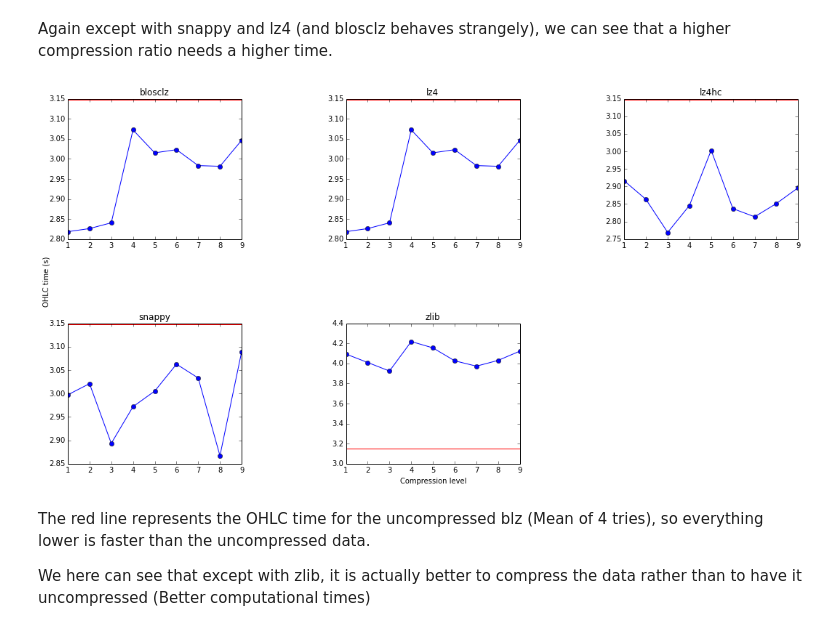
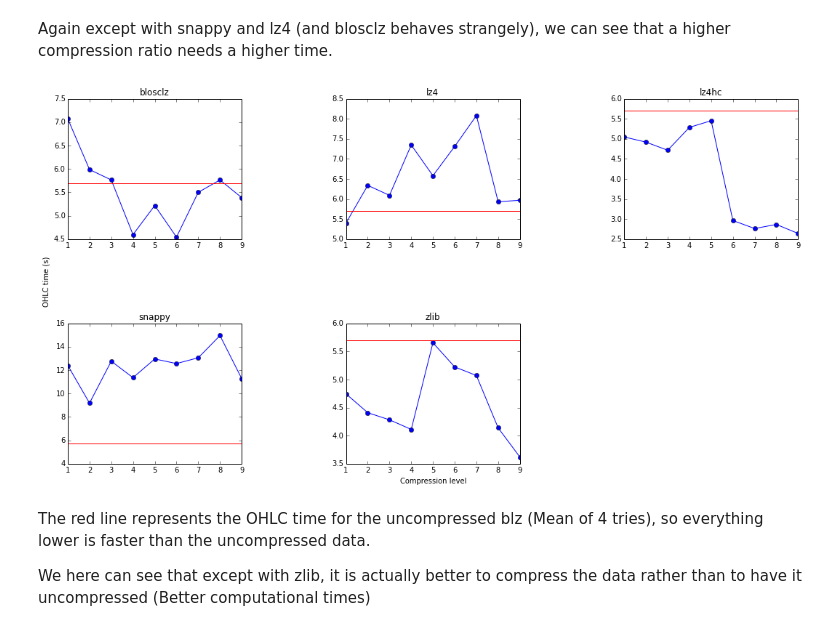
Before and after one commit to pablojimenezmateo/Big-Data, a Jupyter notebook: Btable benchmarks.ipynb, the cells around one changed output. Saved outputs shown, nothing was run; the diff lists cells and outputs as text; code cells hidden in the pictures.

```diff
--- a/Btable benchmarks.ipynb
+++ b/Btable benchmarks.ipynb
@@ -377,36 +385,36 @@ ax.set_ylabel('OHLC time (s)')
 ax.set_xlabel('Compression level')
 
 #Y value for red line
-Y = (float(blosclz[4][1]) + float(lz4[4][1]) + float(lz4hc[4][1]) + float(snappy[4][1]) + float(zlib[4][1]))/len(cmethods)
+Y = (float(blosclz[4][0]) + float(lz4[4][0]) + float(lz4hc[4][0]) + float(snappy[4][0]) + float(zlib[4][0]))/len(cmethods)
 
 #blosclz
 ax1.set_title('blosclz')
 ax1.plot(blosclz[0][1:], blosclz[4][1:], 'bo-')
 ax1.axhline(Y, color = 'r')
 
 #lz4
 ax2.set_title('lz4')
-ax2.plot(lz4[0][1:], blosclz[4][1:], 'bo-')
+ax2.plot(lz4[0][1:], lz4[4][1:], 'bo-')
 ax2.axhline(Y, color = 'r')
 
 #lz4hc
 ax3.set_title('lz4hc')
 ax3.plot(lz4hc[0][1:], lz4hc[4][1:], 'bo-')
 ax3.axhline(Y, color = 'r')
 
 #snappy
 ax4.set_title('snappy')
 ax4.plot(snappy[0][1:], snappy[4][1:], 'bo-')
 ax4.axhline(Y, color = 'r')
 
 #zlib
 ax5.set_title('zlib')
 ax5.plot(zlib[0][1:], zlib[4][1:], 'bo-')
 ax5.axhline(Y, color = 'r')
 
 plt.show()
 # %% [output]
-[figure, old version]
+[figure, new version]
 # %% [markdown]
 The red line represents the OHLC time for the uncompressed blz (Mean of 4 tries), so everything lower is faster than the uncompressed data.
 
```
Also changed, not shown: parts of 13 cells of this notebook, 8 other files.
